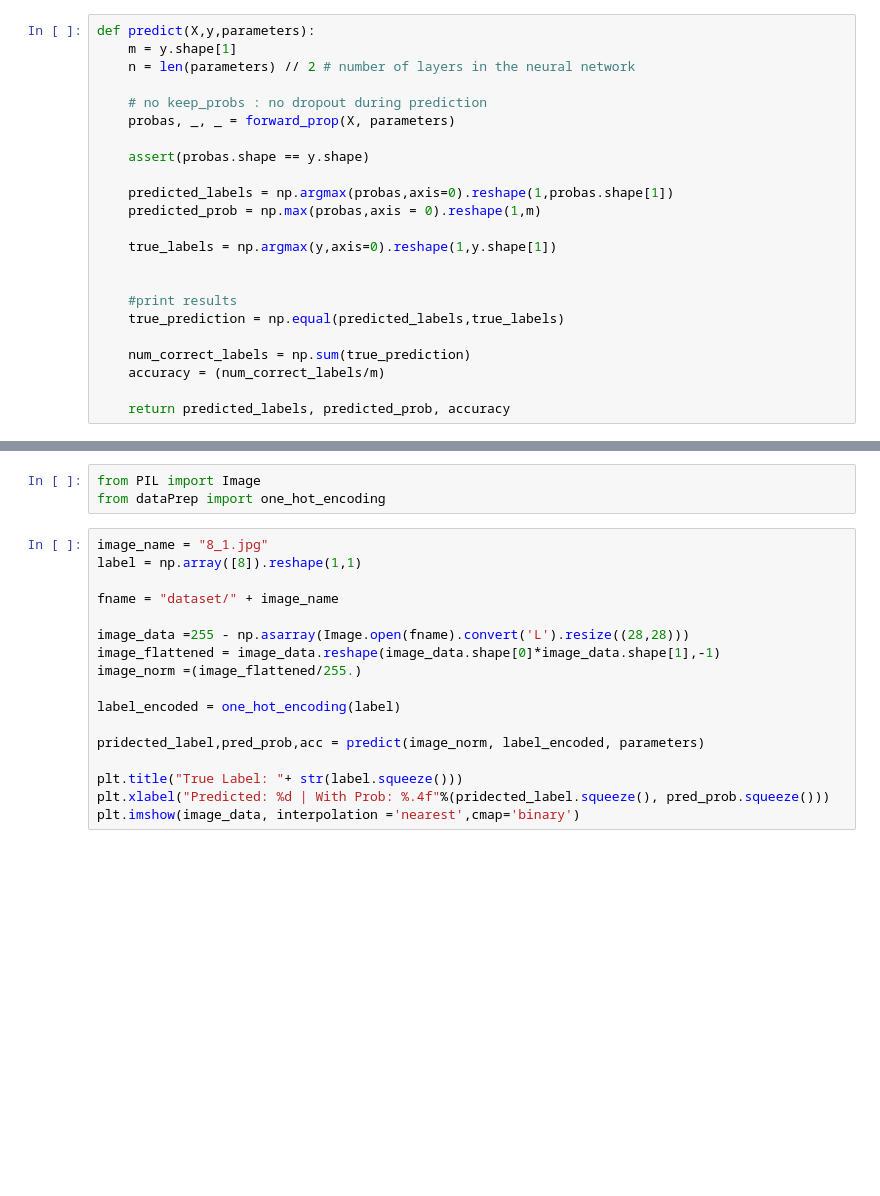
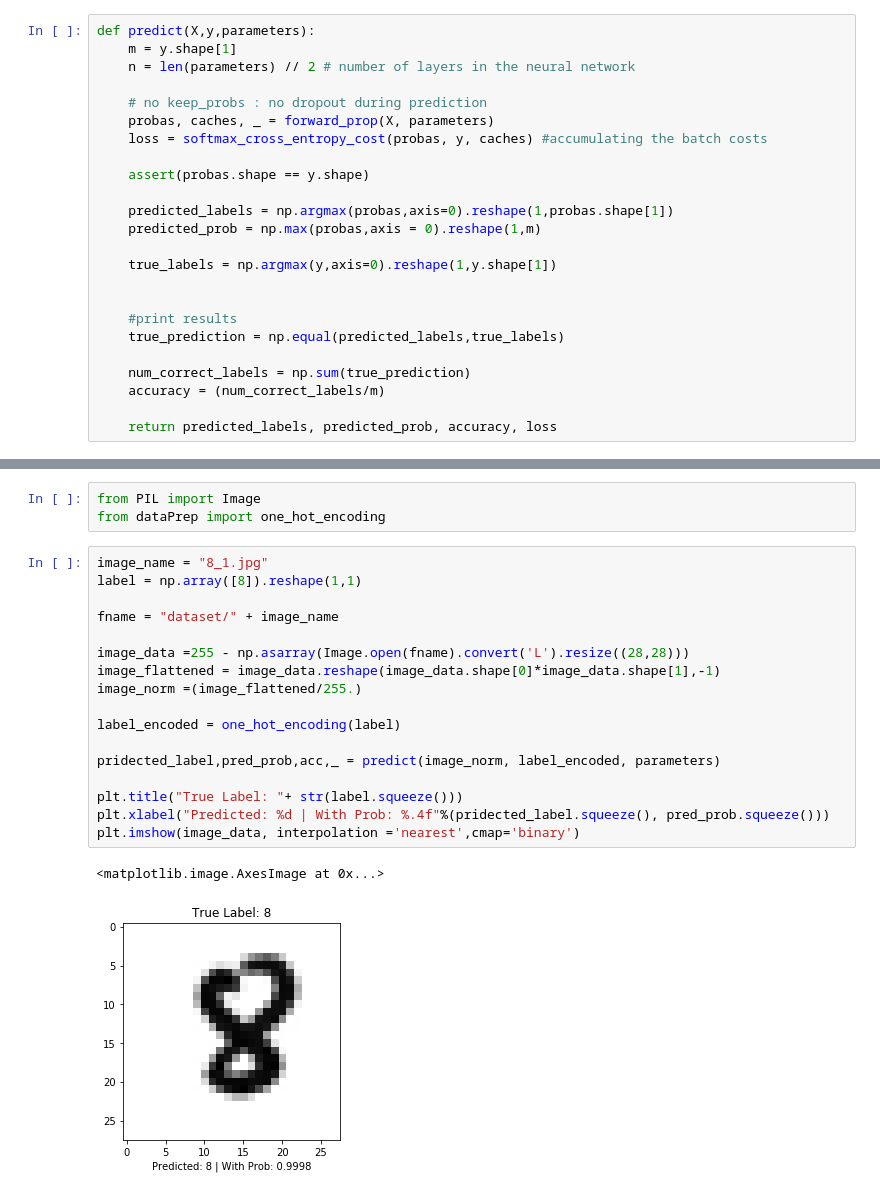
Before and after one commit to kattelsameer/HandWritten-Digit-Recognition-using-Deep-Learning, a Jupyter notebook: 7. Final Model/Final Model.ipynb, the cells around one changed output, grey strips where cells are left out. Saved outputs shown, nothing was run; the diff lists cells and outputs as text; blank space fills up the shorter version.

```diff
--- a/7. Final Model/Final Model.ipynb
+++ b/7. Final Model/Final Model.ipynb
@@ -445,7 +445,8 @@ def predict(X,y,parameters):
     n = len(parameters) // 2 # number of layers in the neural network
 
     # no keep_probs : no dropout during prediction
-    probas, _, _ = forward_prop(X, parameters)
+    probas, caches, _ = forward_prop(X, parameters)
+    loss = softmax_cross_entropy_cost(probas, y, caches) #accumulating the batch costs
 
     assert(probas.shape == y.shape)
 
@@ -461,7 +462,7 @@ def predict(X,y,parameters):
     num_correct_labels = np.sum(true_prediction)
     accuracy = (num_correct_labels/m)
 
-    return predicted_labels, predicted_prob, accuracy
+    return predicted_labels, predicted_prob, accuracy, loss
 # %% [markdown]
 #### Visualizing the costs and accuracy for model analysis
 # %%
@@ -807,17 +913,20 @@ from dataPrep import one_hot_encoding
 # %%
 image_name = "8_1.jpg"
 label = np.array([8]).reshape(1,1)
 
 fname = "dataset/" + image_name
 
 image_data =255 - np.asarray(Image.open(fname).convert('L').resize((28,28)))
 image_flattened = image_data.reshape(image_data.shape[0]*image_data.shape[1],-1)
 image_norm =(image_flattened/255.)
 
 label_encoded = one_hot_encoding(label)
 
-pridected_label,pred_prob,acc = predict(image_norm, label_encoded, parameters)
+pridected_label,pred_prob,acc,_ = predict(image_norm, label_encoded, parameters)
 
 plt.title("True Label: "+ str(label.squeeze()))
 plt.xlabel("Predicted: %d | With Prob: %.4f"%(pridected_label.squeeze(), pred_prob.squeeze()))
 plt.imshow(image_data, interpolation ='nearest',cmap='binary')
+# %% [output]
+<matplotlib.image.AxesImage at 0x...>
+[figure, added]
```
Also changed, not shown: parts of 19 cells of this notebook.
